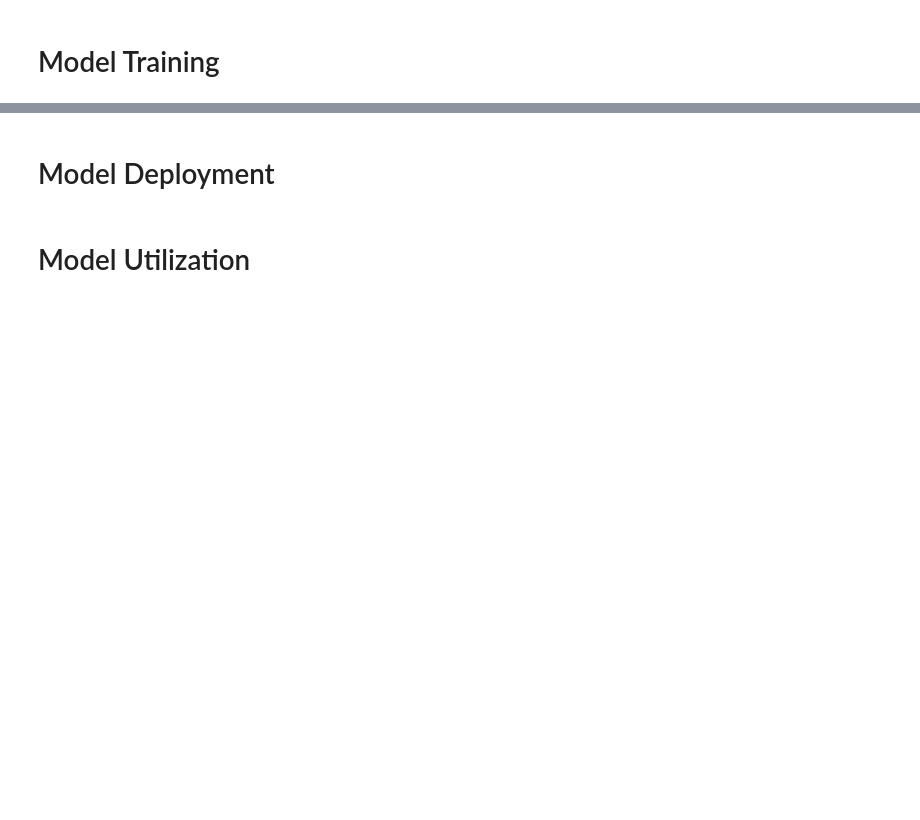
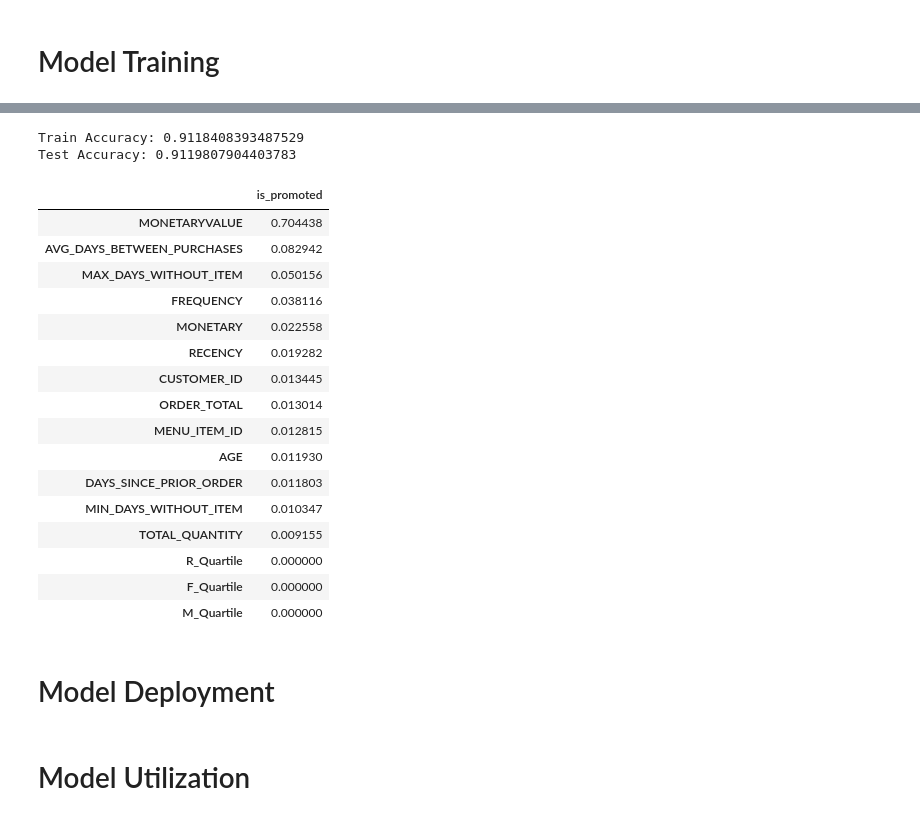
Before and after one commit to R-otato/Tasty_Insights, a Jupyter notebook: MachineLearning.ipynb, the cells around one changed output, grey strips where cells are left out. Cells and saved outputs as stored; diff of their text form; code cells hidden in the pictures; blank space fills up the shorter version.

Commit message:
Testing XGboost

```diff
--- a/MachineLearning.ipynb
+++ b/MachineLearning.ipynb
@@ -471,0 +754,14 @@ new_orders_df = new_orders_df.withColumn("AGE", F.col("AGE").cast(T.IntegerType(
+# %%
+temp_df_3=temp_df_3.drop(['CITY','TRUCK_BRAND_NAME','MENU_TYPE','TIME_OF_DAY'],axis=1)
+# %%
+temp_df_3['NextPurchaseDayRange'] = 3
+temp_df_3.loc[temp_df_3['DAYS_TO_NEXT_ORDER']>41,'NextPurchaseDayRange'] = 2
+temp_df_3.loc[temp_df_3['DAYS_TO_NEXT_ORDER']>100,'NextPurchaseDayRange'] = 1
+temp_df_3.loc[temp_df_3['DAYS_TO_NEXT_ORDER']>199,'NextPurchaseDayRange'] = 0
+# %%
+# Define Model Inputs (X) and Output (y)
+X = temp_df_3.drop(['DAYS_TO_NEXT_ORDER','NextPurchaseDayRange'], axis =1)
+y = temp_df_3["NextPurchaseDayRange"]
+
+# Split both Inputs (X) and Ouput (y) into training set (70%) and testing set (30%)
+X_train, X_test, y_train, y_test = train_test_split(X, y, test_size=0.3, random_state=4)
@@ -475,0 +798,4 @@ new_orders_df = new_orders_df.withColumn("AGE", F.col("AGE").cast(T.IntegerType(
+# %%
+#Build XGBoost Model
+xgb = XGBClassifier(n_estimators = 20, learning_rate = 0.1, eval_metric='logloss')
+xgb.fit(X_train, y_train)
@@ -476,3 +821,32 @@ new_orders_df = new_orders_df.withColumn("AGE", F.col("AGE").cast(T.IntegerType(
+# %%
+#Evaluate XGBoost Model
+evaluateClassificationModelPerformance(xgb)
+# %% [output]
+Train Accuracy: 0.9118408393487529
+Test Accuracy: 0.9119807904403783
+# %%
+#Check top 10 features based on feature importance
+ft_weights_xgb_clf = pd.DataFrame(xgb.feature_importances_, columns=['is_promoted'], index=X_train.columns)
+ft_weights_xgb_clf.sort_values('is_promoted', ascending=False, inplace=True)
+ft_weights_xgb_clf.tail(100)
+# %% [output]
+|  | is_promoted |
+| MONETARYVALUE | 0.704438 |
+| AVG_DAYS_BETWEEN_PURCHASES | 0.082942 |
+| MAX_DAYS_WITHOUT_ITEM | 0.050156 |
+| FREQUENCY | 0.038116 |
+| MONETARY | 0.022558 |
+| RECENCY | 0.019282 |
+| CUSTOMER_ID | 0.013445 |
+| ORDER_TOTAL | 0.013014 |
+| MENU_ITEM_ID | 0.012815 |
+| AGE | 0.011930 |
+| DAYS_SINCE_PRIOR_ORDER | 0.011803 |
+| MIN_DAYS_WITHOUT_ITEM | 0.010347 |
+| TOTAL_QUANTITY | 0.009155 |
+| R_Quartile | 0.000000 |
+| F_Quartile | 0.000000 |
+| M_Quartile | 0.000000 |
 # %% [markdown]
 # Model Deployment
 # %% [markdown]
```
Also changed, not shown: parts of 34 cells of this notebook.
